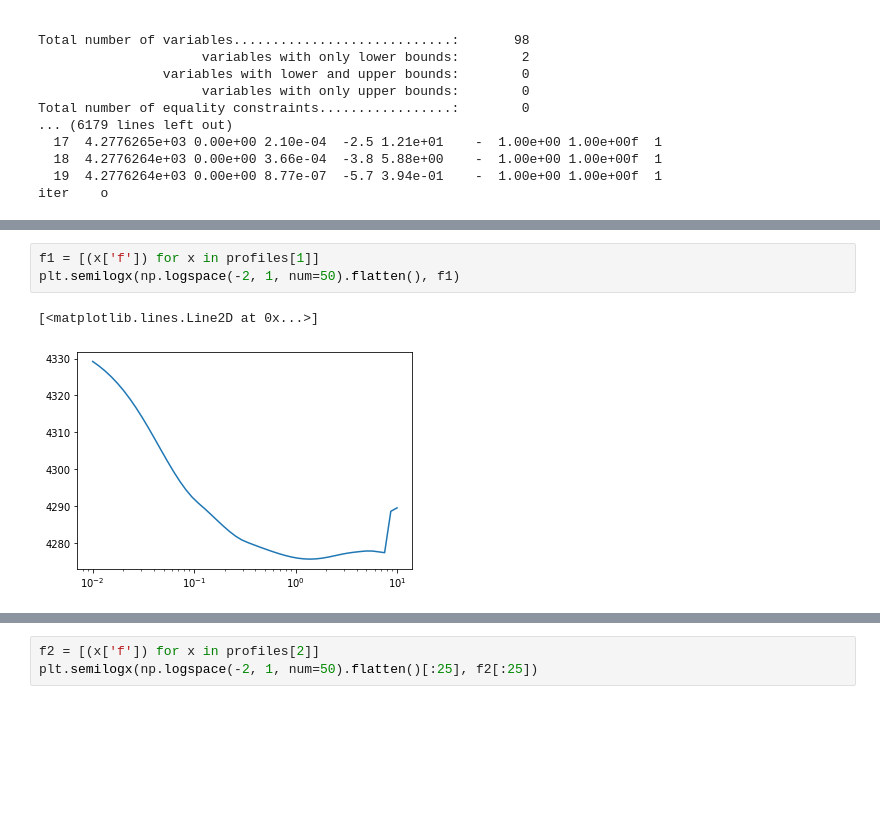
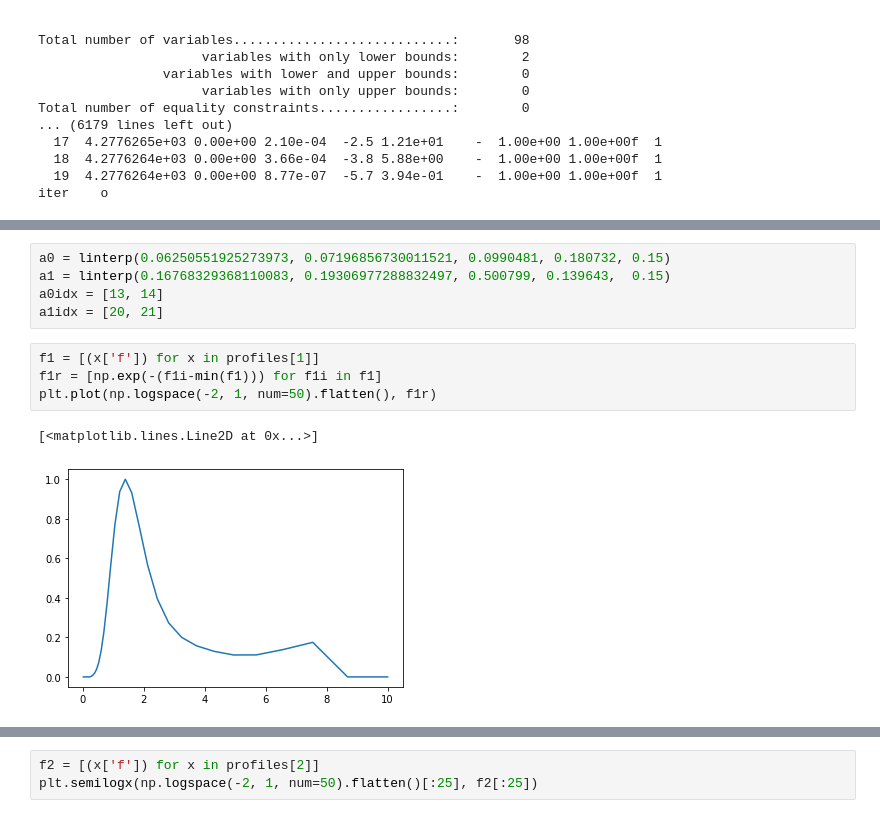
Before and after one commit to dwu402/pypei, a Jupyter notebook: samoa.ipynb, the cells around one changed output, grey strips where cells are left out. Drawn from its saved outputs; the diff is of its cells as text; blank space fills up the shorter version.

```diff
--- a/samoa.ipynb
+++ b/samoa.ipynb
@@ -304,6 +328,12 @@ plt.semilogx(np.logspace(-2, 1, num=50).flatten()[:25], f0[:25])
+# %%
+a0 = linterp(0.06250551925273973, 0.07196856730011521, 0.0990481, 0.180732, 0.15)
+a1 = linterp(0.16768329368110083, 0.19306977288832497, 0.500799, 0.139643,  0.15)
+a0idx = [13, 14]
+a1idx = [20, 21]
 # %%
 f1 = [(x['f']) for x in profiles[1]]
-plt.semilogx(np.logspace(-2, 1, num=50).flatten(), f1)
+f1r = [np.exp(-(f1i-min(f1))) for f1i in f1]
+plt.plot(np.logspace(-2, 1, num=50).flatten(), f1r)
 # %% [output]
 [<matplotlib.lines.Line2D at 0x...>]
-[figure, old version]
+[figure, new version]
```
Also changed, not shown: parts of 19 cells of this notebook.
